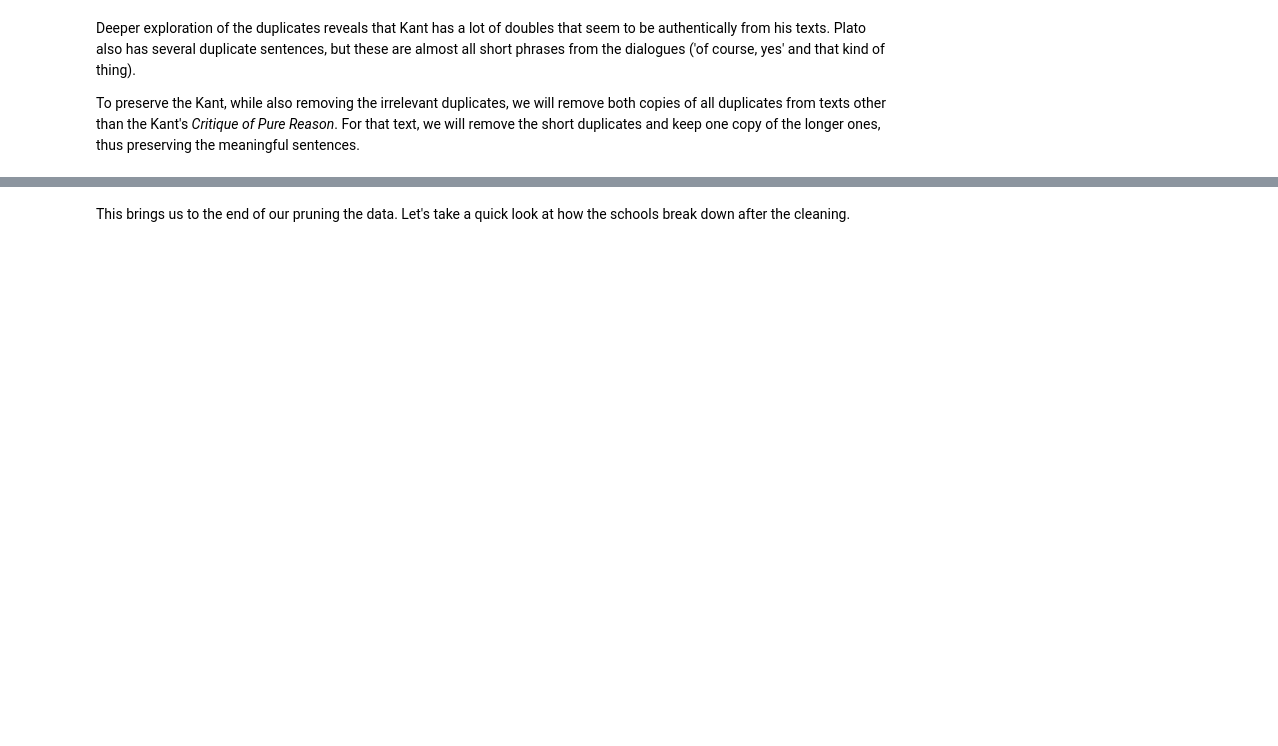
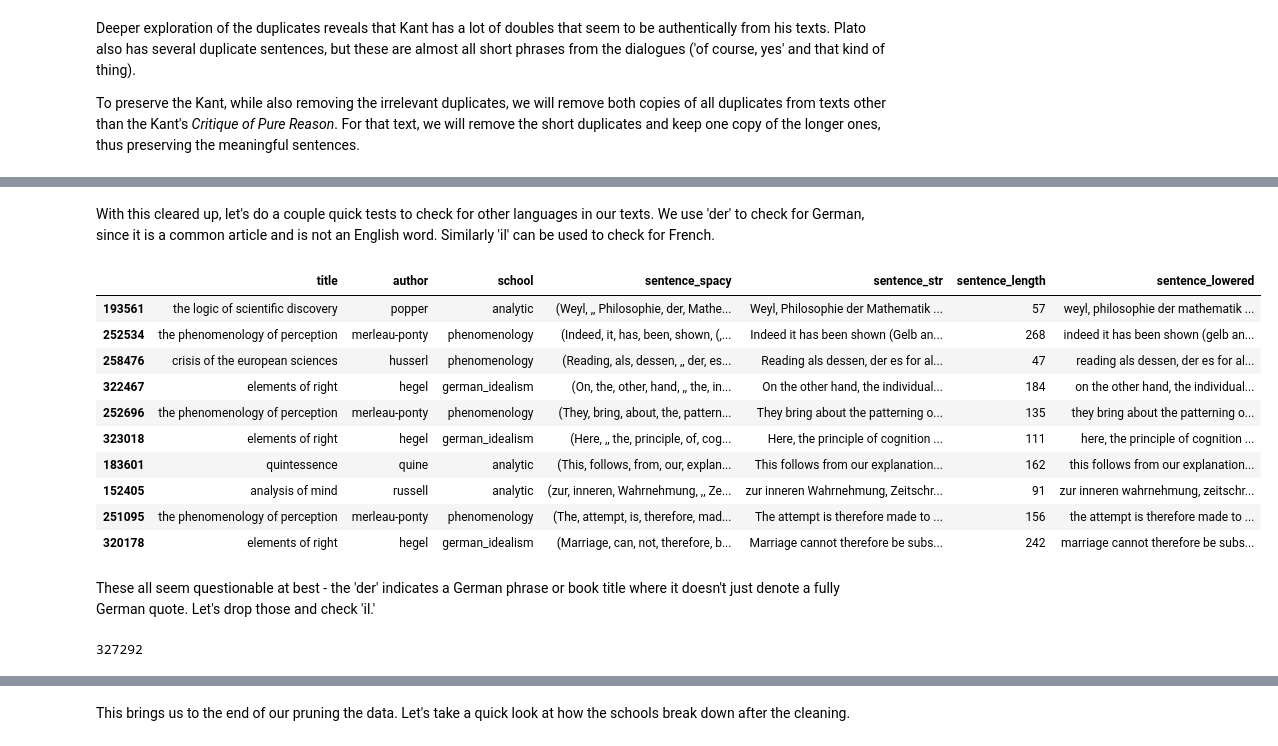
Before and after one commit to kcalizadeh/phil_nlp, a Jupyter notebook: data_load_clean.ipynb, the cells around one changed output, grey strips where cells are left out. Drawn from its saved outputs; the diff is of its cells as text; code cells hidden in the pictures; blank space fills up the shorter version.

```diff
--- a/data_load_clean.ipynb
+++ b/data_load_clean.ipynb
@@ -451,7 +451,9 @@ Unfortunately many of these steps can only be done ad hoc; there is no real way
 <br>
 #### 1. Universal Cleaning Steps
 # %%
-def baseline_clean(to_correct, capitals=True, bracketed_fn=False):
+#@title a function that does all the general cleaning steps
+
+def baseline_clean(to_correct, capitals=True, bracketed_fn=False, odd_words_dict={}):
   # remove utf8 encoding characters and some punctuations
   result = re.sub(r'[\x00-\x08\x0b\x0c\x0e-\x1f\x7f-\xff\xad\x0c6§\\\£\Â‘’“”*_<>''""⎫•{}]', ' ', to_correct)
   result = re.sub(r'[\u2014\u2013\u2012-]', ' ', result)
@@ -513,6 +515,7 @@ def baseline_clean(to_correct, capitals=True, bracketed_fn=False):
   result = re.sub(r'\s[^aAI\.]\s', ' ', result)
   result = re.sub(r'\s[^aAI\.]\s', ' ', result)
   result = re.sub(r'\s[^aAI\.]\s', ' ', result)
+  result = re.sub(r'\s[^aAI\.]\s', ' ', result)
 
   # remove isolated letters at the end of sentences or before commas
   result = re.sub(r'\s[^aI]\.', '.', result)
@@ -529,6 +532,10 @@ def baseline_clean(to_correct, capitals=True, bracketed_fn=False):
   result = re.sub(r'\.+', '.', result)
   result = re.sub(r'\s+', ' ', result)
 
+  # deal with isolated problem cases discovered in the data:
+  for key in odd_words_dict.keys():
+    result = re.sub(r''+key+'', odd_words_dict[key], result)
+
   return result
 # %% [markdown]
 This step is relatively easy - all we had to do was use regex to capture and remove the patterns that we needed to remove.
@@ -797,7 +861,8 @@ def from_raw_to_df(text_dict):
   text = text_dict['text']
   text = remove_words(text, text_dict['words to remove'])
   text = baseline_clean(text, capitals=text_dict['remove capitals'],
-                        bracketed_fn=text_dict['bracketed fn'])
+                        bracketed_fn=text_dict['bracketed fn'],
+                        odd_words_dict=odd_words_dict)
   text_nlp = nlp(text, disable=['ner'])
   text_df = pd.DataFrame(columns=['title', 'author', 'school', 'sentence_spacy'])
   text_df['sentence_spacy'] = list(text_nlp.sents)
@@ -1028,0 +1116,24 @@ len(df)
+# %% [markdown]
+With this cleared up, let's do a couple quick tests to check for other languages in our texts. We use 'der' to check for German, since it is a common article and is not an English word. Similarly 'il' can be used to check for French.
+# %%
+(df[df['sentence_str'].str.contains('\sder\s')]).sample(10)
+# %% [output]
+|  | title | author | school | sentence_spacy | sentence_str | sentence_length | sentence_lowered |
+| 193561 | the logic of scientific discovery | popper | analytic | (Weyl, ,, Philosophie, der, Mathe... | Weyl, Philosophie der Mathematik ... | 57 | weyl, philosophie der mathematik ... |
+| 252534 | the phenomenology of perception | merleau-ponty | phenomenology | (Indeed, it, has, been, shown, (,... | Indeed it has been shown (Gelb an... | 268 | indeed it has been shown (gelb an... |
+| 258476 | crisis of the european sciences | husserl | phenomenology | (Reading, als, dessen, ,, der, es... | Reading als dessen, der es for al... | 47 | reading als dessen, der es for al... |
+| 322467 | elements of right | hegel | german_idealism | (On, the, other, hand, ,, the, in... | On the other hand, the individual... | 184 | on the other hand, the individual... |
+| 252696 | the phenomenology of perception | merleau-ponty | phenomenology | (They, bring, about, the, pattern... | They bring about the patterning o... | 135 | they bring about the patterning o... |
+| 323018 | elements of right | hegel | german_idealism | (Here, ,, the, principle, of, cog... | Here, the principle of cognition ... | 111 | here, the principle of cognition ... |
+| 183601 | quintessence | quine | analytic | (This, follows, from, our, explan... | This follows from our explanation... | 162 | this follows from our explanation... |
+| 152405 | analysis of mind | russell | analytic | (zur, inneren, Wahrnehmung, ,, Ze... | zur inneren Wahrnehmung, Zeitschr... | 91 | zur inneren wahrnehmung, zeitschr... |
+| 251095 | the phenomenology of perception | merleau-ponty | phenomenology | (The, attempt, is, therefore, mad... | The attempt is therefore made to ... | 156 | the attempt is therefore made to ... |
+| 320178 | elements of right | hegel | german_idealism | (Marriage, can, not, therefore, b... | Marriage cannot therefore be subs... | 242 | marriage cannot therefore be subs... |
+# %% [markdown]
+These all seem questionable at best - the 'der' indicates a German phrase or book title where it doesn't just denote a fully German quote. Let's drop those and check 'il.'
+# %%
+df = df.drop(df[df['sentence_str'].str.contains('\sder\s')].index)
+
+len(df)
+# %% [output]
+327292
```
Also changed, not shown: parts of 37 cells of this notebook.
